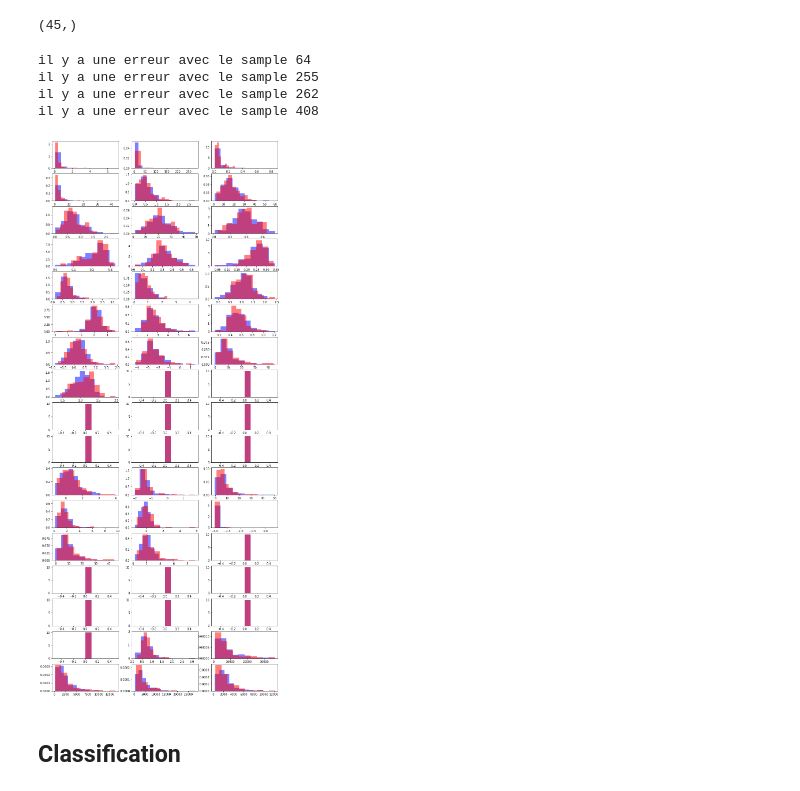
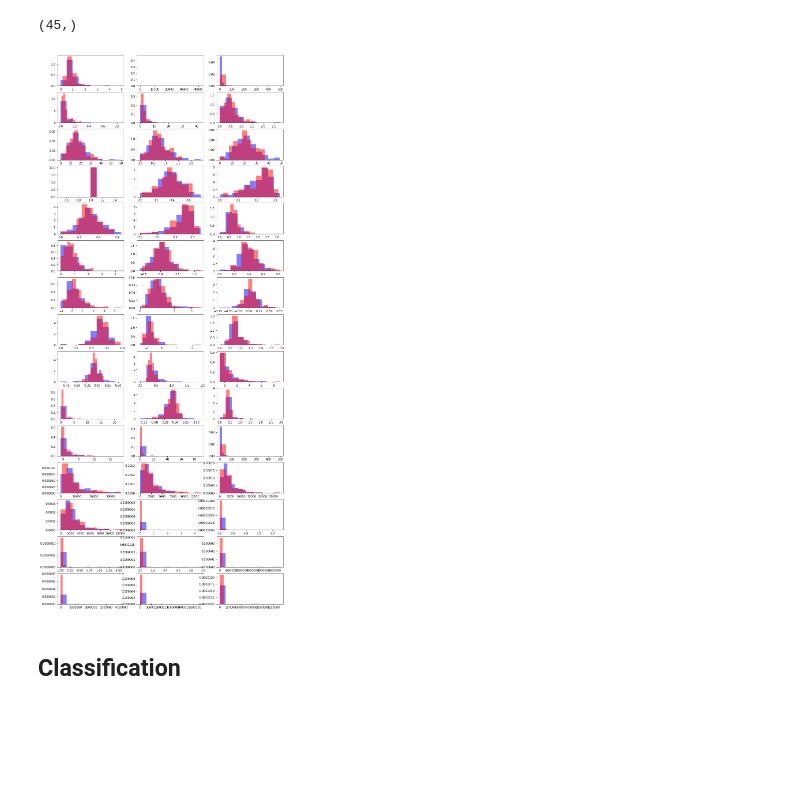
Before and after one commit to aymericfloyrac/Python_for_datascience, a Jupyter notebook: Projet Python.ipynb, the cells around one changed output. Cells and saved outputs as stored; diff of their text form; code cells hidden in the pictures; blank space fills up the shorter version.

```diff
--- a/Projet Python.ipynb
+++ b/Projet Python.ipynb
@@ -333,0 +334,3 @@ Text(0,0.5,'amplitude normalisée')
+# %%
+sample = raw_data.loc[0]
+sample = np.asarray(sample[~np.isnan(sample)])
@@ -333,0 +350,16 @@ Text(0,0.5,'amplitude normalisée')
+# %%
+features = np.zeros(20)
+for i in range(raw_data.shape[0]):
+    sample = raw_data.loc[i]
+    pcg = PCG(sample)
+    segmentation,
+    mfccs = mfcc(sample,n_mfcc=20,sr=2000)
+    features = np.row_stack((features,np.min(mfccs,axis=1)))
+features = features[1:]
+# %%
+fig = plt.figure(figsize=(14,20))
+for i in range(20):
+    ax = fig.add_subplot(10,2,i+1)
+    tho = features[:,i]
+    ax.hist(tho[labels==1],density=True,alpha=0.5,color='b')
+    ax.hist(tho[labels==-1],density=True,alpha=0.5,color='r')
@@ -347,7 +381,7 @@ ft.shape
 # %%
 n_samples = raw_data.shape[0]
 # %%
-X = np.zeros(51)
+X = np.zeros(45)
 final_labels = []
 for i in range(n_samples):
     try:
@@ -361,8 +395,3 @@ for i in range(n_samples):
     except:
         print('il y a une erreur avec le sample %d'%i)
 X = X[1:]
-# %% [output]
-il y a une erreur avec le sample 64
-il y a une erreur avec le sample 255
-il y a une erreur avec le sample 262
-il y a une erreur avec le sample 408
@@ -369,17 +400,17 @@ il y a une erreur avec le sample 408
 # %%
 fig = plt.figure(figsize=(14,35))
 X = np.asarray(X)
 final_labels = np.array(final_labels)
-for i in range(51):
-    ax = fig.add_subplot(17,3,i+1)
+for i in range(45):
+    ax = fig.add_subplot(15,3,i+1)
     ft = X[:,i]
     #print(ft)
     normalft = ft[final_labels==1]
     anormalft = ft[final_labels==-1]
     ax.hist(normalft,density=True,color='b',alpha=0.5)
     ax.hist(anormalft,density=True,color='r',alpha=0.5)
 # %% [output]
-[figure, old version]
+[figure, new version]
 # %% [markdown]
 ## Classification
 # %%
```
Also changed, not shown: parts of 15 cells of this notebook.
